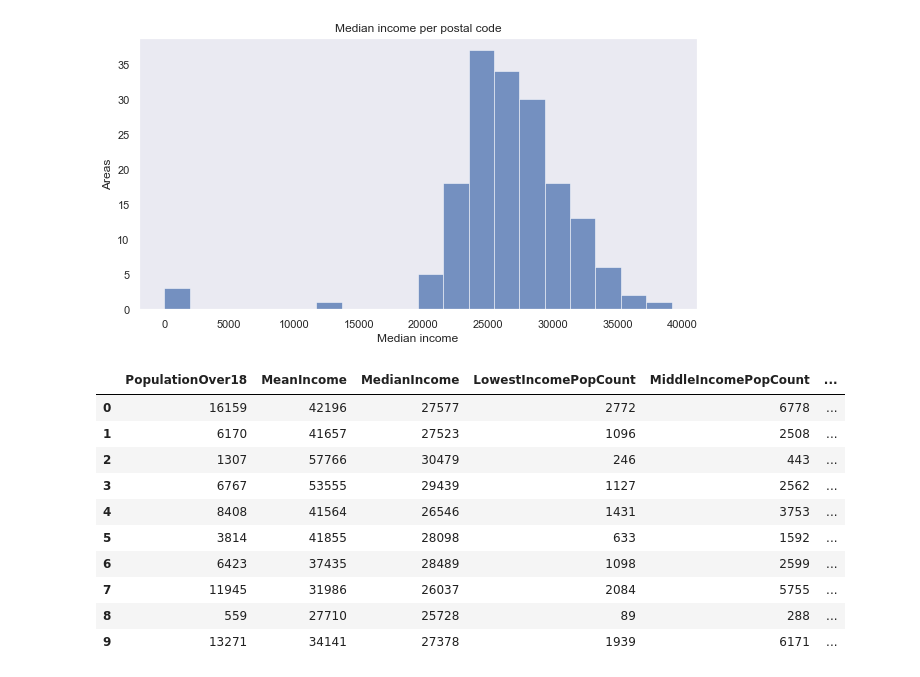
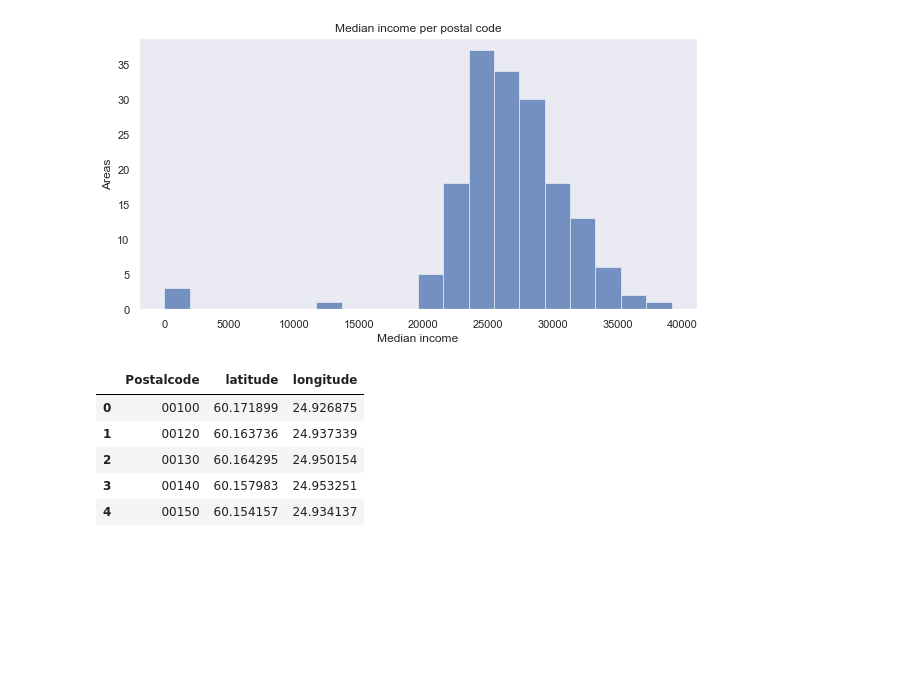
Before and after one commit to vesas/Coursera_Capstone, a Jupyter notebook: capstone/goodcoffee.ipynb, the cells around one changed output. Saved outputs shown, nothing was run; the diff lists cells and outputs as text; code cells hidden in the pictures; blank space fills up the shorter version.

```diff
--- a/capstone/goodcoffee.ipynb
+++ b/capstone/goodcoffee.ipynb
@@ -117,43 +117,43 @@ plt.ylabel("Areas")
 pop_chart.frameon = False
 # %% [output]
 [figure]
-# %%
-# Let's get the data from the statistics center of Finland open data.
-# The URL to get the data is here: https://pxnet2.stat.fi/PXWeb/pxweb/fi/Postinumeroalueittainen_avoin_tieto/Postinumeroalueittainen_avoin_tieto__2020/paavo_pxt_12f1.px/
-
-# From here we can get the average and mean of household income, and some more statistics of the areas
-income_df = pd.read_csv("003_12f1_2017.csv",skiprows=2, encoding='ansi')
-
-# Let's process the data for total number of inhabitants per postal code
-# split 'Postinumeroalue' into postal code and area name
-# The reason we are using the Finnish term 'Postinumero' for postal code is that we can key on it when creating the choropleth maps
-income_df[['Postinumero','Areaname']] = income_df.Postinumeroalue.str.split(" ", n=1,expand=True)
-
-# drop the old 'Postinumeroalue' column
-income_df = income_df.drop('Postinumeroalue',axis=1)
-
-# rename columns for easier access
-income_df.columns = ['PopulationOver18','MeanIncome','MedianIncome','LowestIncomePopCount', 'MiddleIncomePopCount', 'HighIncomePopCount', 'BuyingPower', 'Postinumero','Areaname']
-
-# strip the city name from the areanames
-income_df['Areaname'] = income_df['Areaname'].map(lambda x: x.replace(' (Helsinki)','').replace(' (Vantaa)','').replace(' (Espoo)','').replace(' (Kauniainen)',''))
-
-# Some areas have values '...' instead of zeroes in the source data. This happens where there's too few people there, to protect the anonymity, so fix that.
-income_df[['MeanIncome','MedianIncome','LowestIncomePopCount','MiddleIncomePopCount','HighIncomePopCount','BuyingPower']] = income_df[['MeanIncome','MedianIncome','LowestIncomePopCount','MiddleIncomePopCount','HighIncomePopCount','BuyingPower']].replace('...','0')
-
-# Let's convert the numeric columns to numeric types
-income_df[['MeanIncome','MedianIncome','LowestIncomePopCount','MiddleIncomePopCount','HighIncomePopCount','BuyingPower']] = income_df[['MeanIncome','MedianIncome','LowestIncomePopCount','MiddleIncomePopCount','HighIncomePopCount','BuyingPower']].apply(pd.to_numeric)
-
-income_df.head(10)
-# %% [output]
-|  | PopulationOver18 | MeanIncome | MedianIncome | LowestIncomePopCount | MiddleIncomePopCount | ... |
-| 0 | 16159 | 42196 | 27577 | 2772 | 6778 | ... |
-| 1 | 6170 | 41657 | 27523 | 1096 | 2508 | ... |
-| 2 | 1307 | 57766 | 30479 | 246 | 443 | ... |
-| 3 | 6767 | 53555 | 29439 | 1127 | 2562 | ... |
-| 4 | 8408 | 41564 | 26546 | 1431 | 3753 | ... |
-| 5 | 3814 | 41855 | 28098 | 633 | 1592 | ... |
-| 6 | 6423 | 37435 | 28489 | 1098 | 2599 | ... |
-| 7 | 11945 | 31986 | 26037 | 2084 | 5755 | ... |
-| 8 | 559 | 27710 | 25728 | 89 | 288 | ... |
-| 9 | 13271 | 34141 | 27378 | 1939 | 6171 | ... |
+# %%
+# Before mapping we need the latitude and longitude for postal code areas, so let's transform those now using pyproj module
+from pyproj import CRS
+from pyproj import Transformer
+
+# This is the target coordinate system that Foursquare understands
+crs_4326 = CRS("WGS84")
+
+# The source data is in this coordinate system
+etrs_fin = CRS("ETRS89 / TM35FIN(E,N)")
+
+# Create a transformer between source and target coordinate systems
+transformer = Transformer.from_crs(etrs_fin, crs_4326)
+
+latitudes = []
+longitudes = []
+
+# Transform each row in the dataframe separately
+for i, row in postalareas_df.iterrows():
+    xx = row['X-koordinaatti metreinä']
+    yy = row['Y-koordinaatti metreinä']
+
+    res = transformer.transform(xx, yy)
+
+    latitudes.append(res[0])
+    longitudes.append(res[1])
+
+# Add the transformed data back to the dataframe
+postalareas_df['latitude'] = latitudes
+postalareas_df['longitude'] = longitudes
+postalareas_df[['Postalcode','latitude','longitude']].head()
+
+# So now we have nice data of the location of each postal code, ready to be used as a source in mapping
+# %% [output]
+|  | Postalcode | latitude | longitude |
+| 0 | 00100 | 60.171899 | 24.926875 |
+| 1 | 00120 | 60.163736 | 24.937339 |
+| 2 | 00130 | 60.164295 | 24.950154 |
+| 3 | 00140 | 60.157983 | 24.953251 |
+| 4 | 00150 | 60.154157 | 24.934137 |
```
Also changed, not shown: parts of 4 cells of this notebook, 1 other file.
